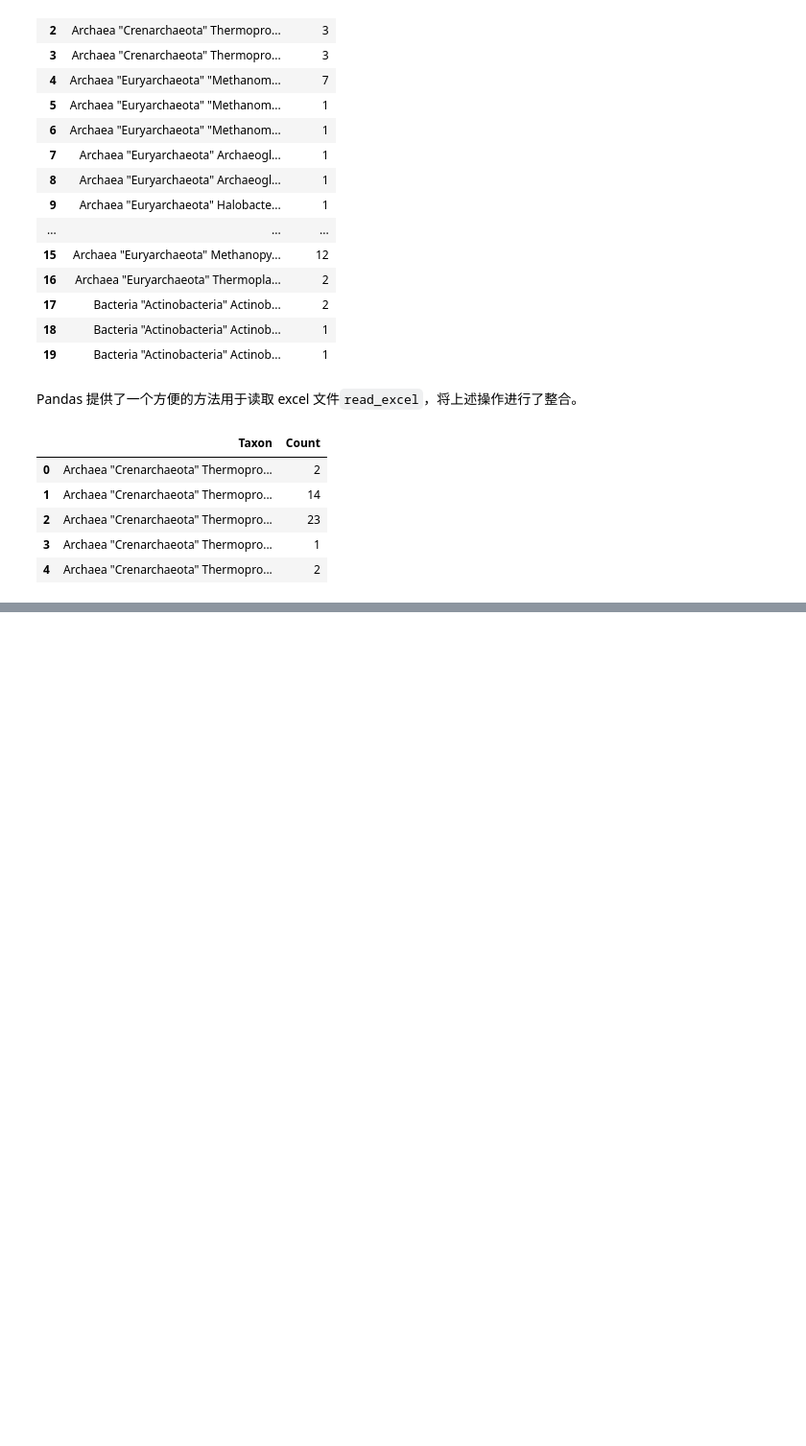
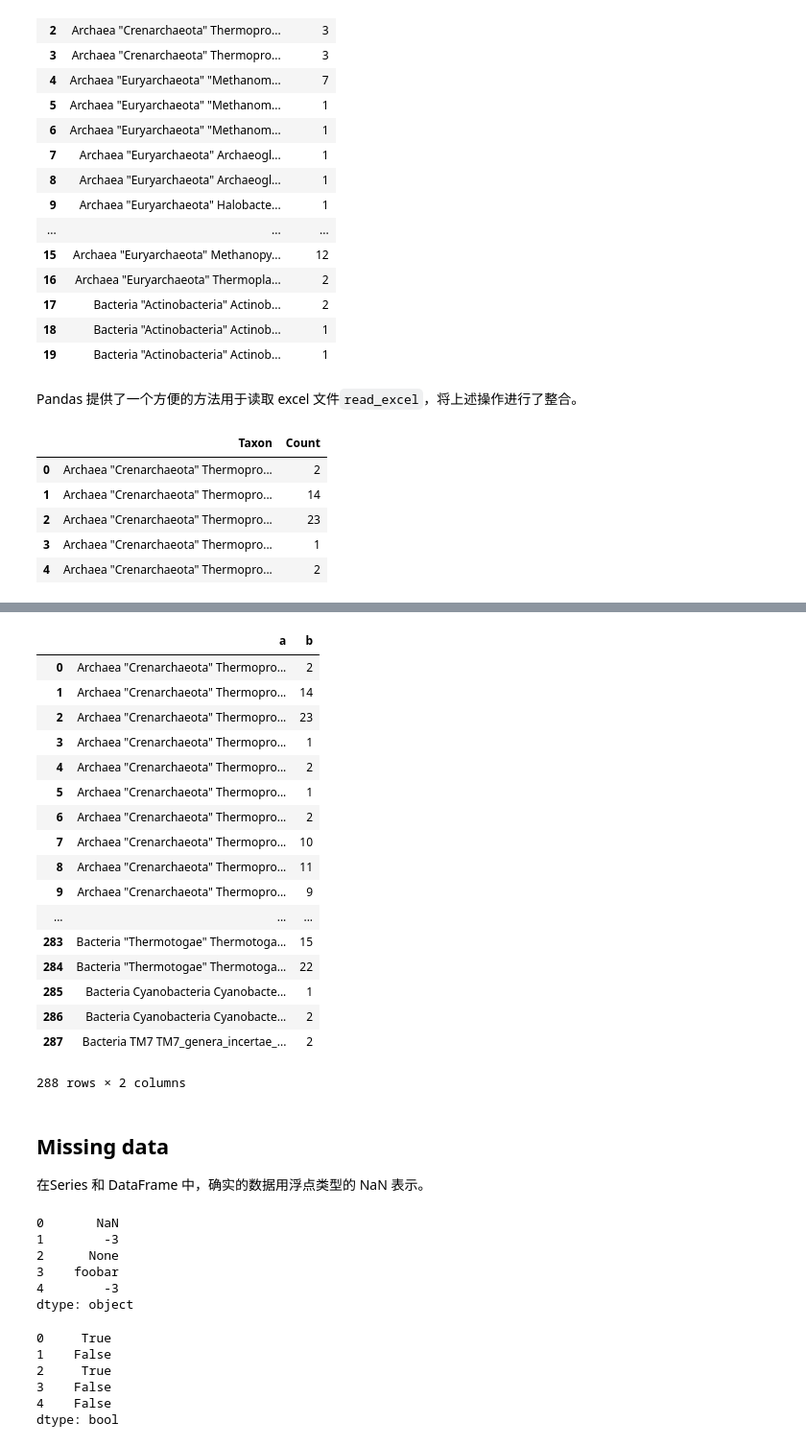
Before and after one commit to SunnyMarkLiu/PythonDataAnalysis, a Jupyter notebook: Introduce to Pandas/Introduction to Pandas.ipynb, the cells around one changed output, grey strips where cells are left out. Shown at 96% size. Saved outputs shown, nothing was run; the diff lists cells and outputs as text; code cells hidden in the pictures; blank space fills up the shorter version.

Commit message:
missing data、summarize and save data

```diff
--- a/Introduce to Pandas/Introduction to Pandas.ipynb
+++ b/Introduce to Pandas/Introduction to Pandas.ipynb
@@ -741,0 +799,43 @@ mb1_sheet1.head()
+# %%
+mb1_sheet1.sort_index(axis=0)
+# %% [output]
+|  | a | b |
+| 0 | Archaea "Crenarchaeota" Thermopro... | 2 |
+| 1 | Archaea "Crenarchaeota" Thermopro... | 14 |
+| 2 | Archaea "Crenarchaeota" Thermopro... | 23 |
+| 3 | Archaea "Crenarchaeota" Thermopro... | 1 |
+| 4 | Archaea "Crenarchaeota" Thermopro... | 2 |
+| 5 | Archaea "Crenarchaeota" Thermopro... | 1 |
+| 6 | Archaea "Crenarchaeota" Thermopro... | 2 |
+| 7 | Archaea "Crenarchaeota" Thermopro... | 10 |
+| 8 | Archaea "Crenarchaeota" Thermopro... | 11 |
+| 9 | Archaea "Crenarchaeota" Thermopro... | 9 |
+| ... | ... | ... |
+| 283 | Bacteria "Thermotogae" Thermotoga... | 15 |
+| 284 | Bacteria "Thermotogae" Thermotoga... | 22 |
+| 285 | Bacteria Cyanobacteria Cyanobacte... | 1 |
+| 286 | Bacteria Cyanobacteria Cyanobacte... | 2 |
+| 287 | Bacteria TM7 TM7_genera_incertae_... | 2 |
+288 rows × 2 columns
+# %% [markdown]
+## Missing data
+在Series 和 DataFrame 中，确实的数据用浮点类型的 NaN 表示。
+# %%
+foo = pd.Series([np.nan, -3, None, 'foobar', -3])
+foo
+# %% [output]
+0       NaN
+1        -3
+2      None
+3    foobar
+4        -3
+dtype: object
+# %%
+foo.isnull()
+# %% [output]
+0     True
+1    False
+2     True
+3    False
+4    False
+dtype: bool
```
Also changed, not shown: parts of 21 cells of this notebook.
